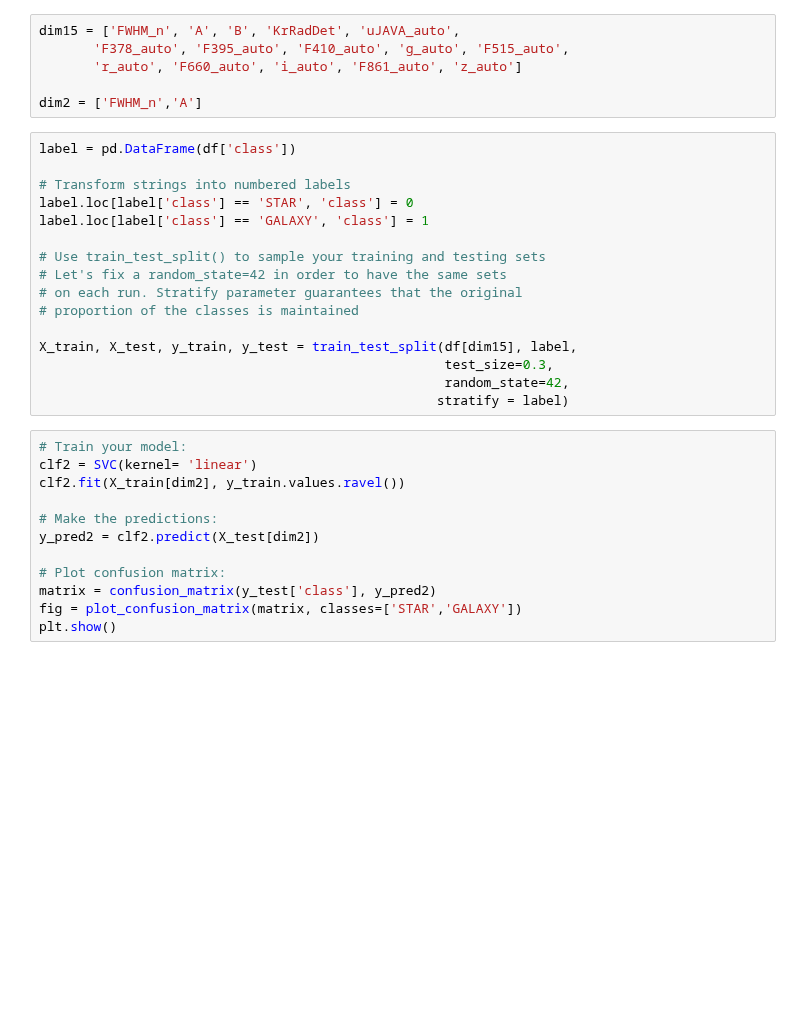
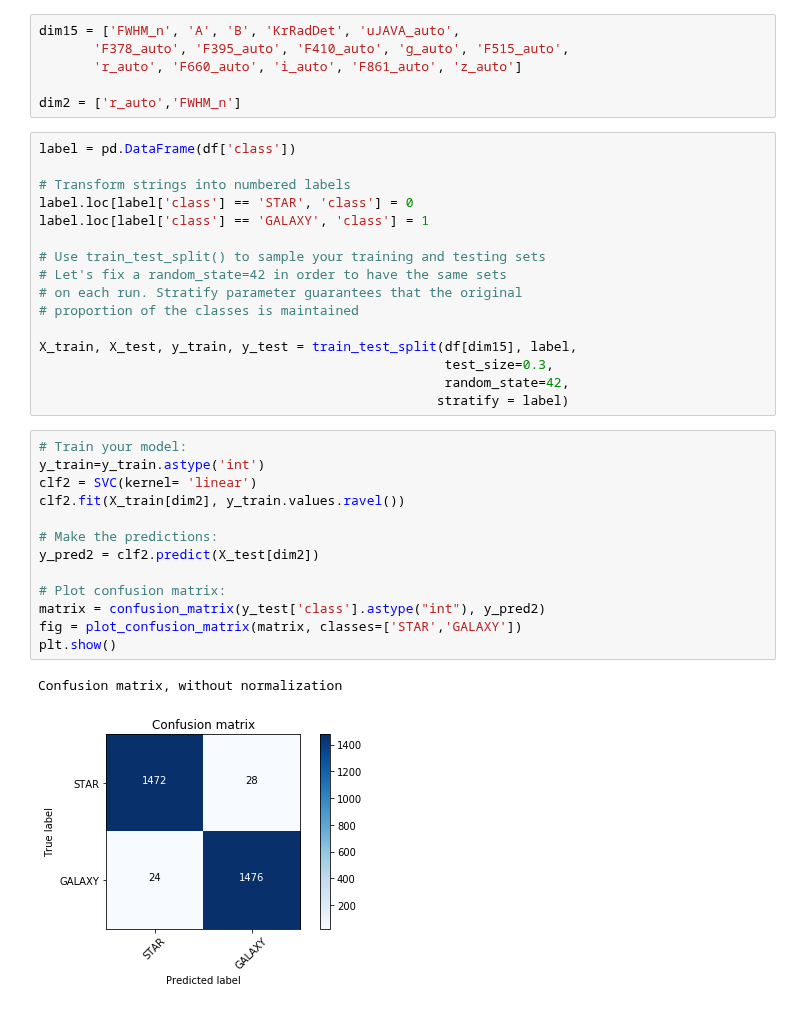
Before and after one commit to marixko/stargalaxy_SVM, a Jupyter notebook: SVM.ipynb, the cells around one changed output. Drawn from its saved outputs; the diff is of its cells as text; blank space fills up the shorter version.

```diff
--- a/SVM.ipynb
+++ b/SVM.ipynb
@@ -56,7 +54,7 @@ dim15 = ['FWHM_n', 'A', 'B', 'KrRadDet', 'uJAVA_auto',
        'F378_auto', 'F395_auto', 'F410_auto', 'g_auto', 'F515_auto',
        'r_auto', 'F660_auto', 'i_auto', 'F861_auto', 'z_auto']
 
-dim2 = ['FWHM_n','A']
+dim2 = ['r_auto','FWHM_n']
 # %%
 label = pd.DataFrame(df['class'])
 
@@ -75,16 +73,20 @@ X_train, X_test, y_train, y_test = train_test_split(df[dim15], label,
                                                    stratify = label)
 # %%
 # Train your model:
+y_train=y_train.astype('int')
 clf2 = SVC(kernel= 'linear')
 clf2.fit(X_train[dim2], y_train.values.ravel())
 
 # Make the predictions:
 y_pred2 = clf2.predict(X_test[dim2])
 
 # Plot confusion matrix:
-matrix = confusion_matrix(y_test['class'], y_pred2)
+matrix = confusion_matrix(y_test['class'].astype("int"), y_pred2)
 fig = plot_confusion_matrix(matrix, classes=['STAR','GALAXY'])
 plt.show()
+# %% [output]
+Confusion matrix, without normalization
+[figure, added]
 # %%
 plt.style.use('seaborn-pastel')
 fig = plt.figure(figsize=(18,6))
```
Also changed, not shown: parts of 5 cells of this notebook, 2 other files.
